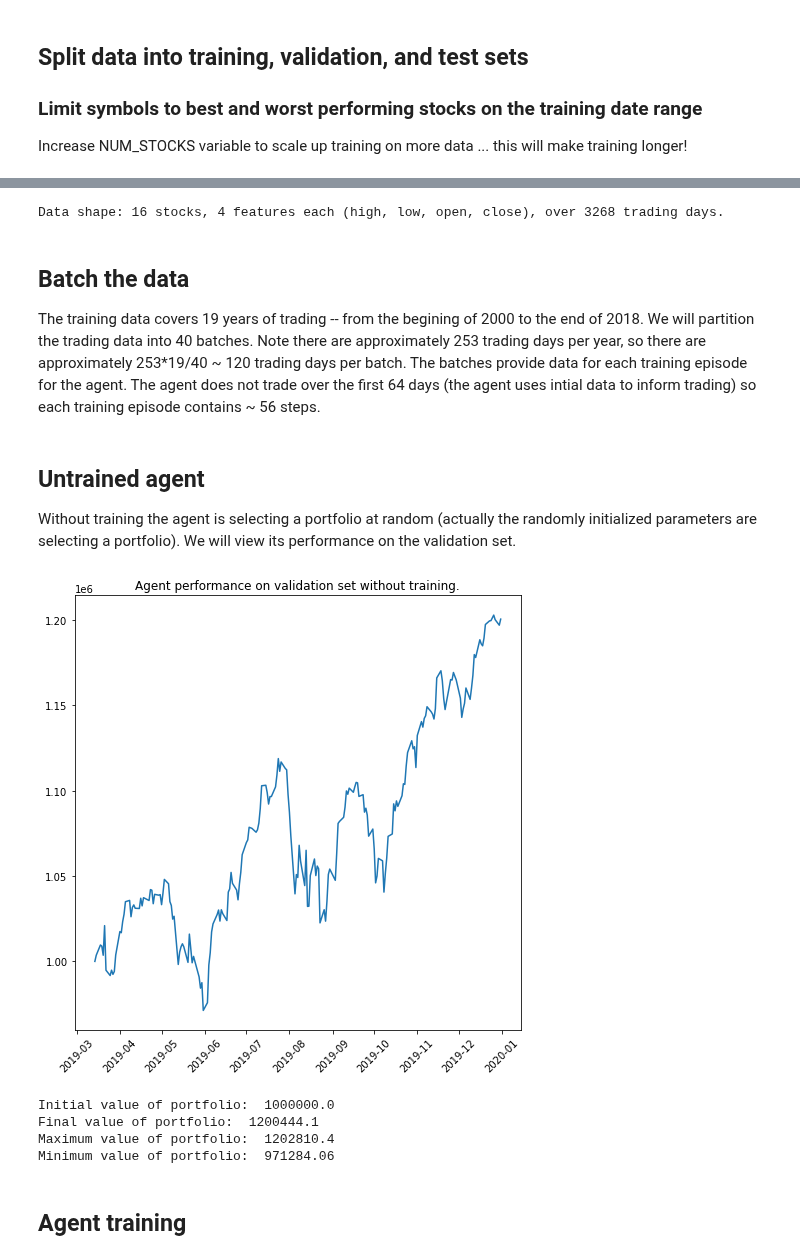
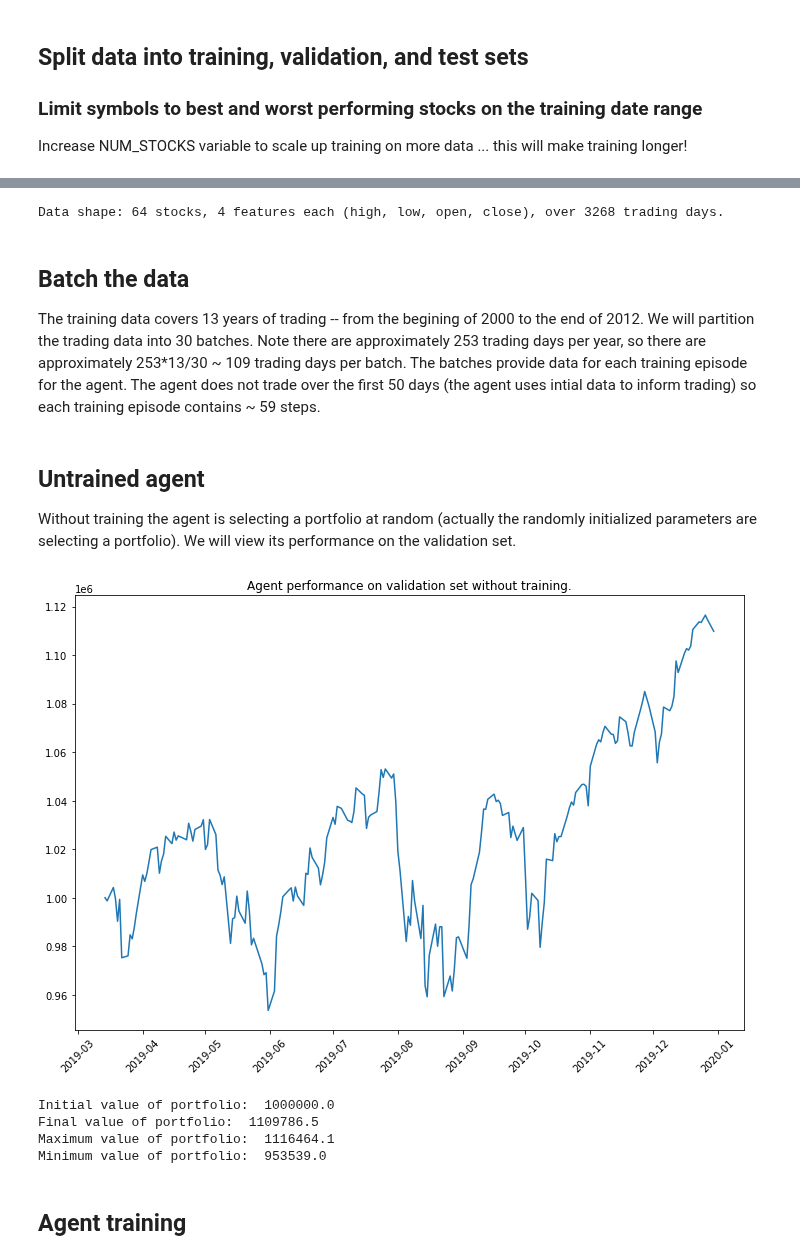
Before and after one commit to rajindermavi/portfolio_management, a Jupyter notebook: portfolio_management/dpm_agent_training.ipynb, the cells around one changed output, grey strips where cells are left out. Drawn from its saved outputs; the diff is of its cells as text; code cells hidden in the pictures.

Commit message:
Updated training.

```diff
--- a/portfolio_management/dpm_agent_training.ipynb
+++ b/portfolio_management/dpm_agent_training.ipynb
@@ -77,7 +76,7 @@ Increase NUM_STOCKS variable to scale up training on more data ... this will mak
 
 training_start = '2000-01-04'
 training_end = '2012-12-31'
-NUM_STOCKS = 16
+NUM_STOCKS = 64
 
 
 endpoint_data = yf_df.loc[ (yf_df['Date'] == training_start) | (yf_df['Date'] == training_end) ]
@@ -98,7 +103,7 @@ array(['AAPL', 'AZO', 'CMI', 'BLL', 'TJX', 'UNH', 'SHW', 'OXY', 'AMAT',
 # Create date masks to partition data
 training_mask = (yf_df['Date'] >= training_start) & (yf_df['Date'] <= training_end)
 validation_start = '2019-01-01'
-validation_end = '2019-12-31'
+validation_end = '2019-12-30'
 validation_mask = (yf_df['Date'] >= validation_start) & (yf_df['Date'] <= validation_end)
 test_start = '2020-01-01'
 test_end = '2020-12-31'
@@ -120,16 +125,16 @@ test_data = np.array([df.iloc[:,2:6].to_numpy() for df in test_data])
 
 # Save the test data for post traning
 with open('test_data.dill','wb') as dill_file:
-    dill.dump({'dates':test_dates,'data':test_data},dill_file)
+    dill.dump({'dates':test_dates,'symbols':symbols,'data':test_data},dill_file)
 # %%
 shape = training_data.shape
 
 print(f'Data shape: {shape[0]} stocks, {shape[2]} features each (high, low, open, close), over {shape[1]} trading days.')
 # %% [output]
-Data shape: 16 stocks, 4 features each (high, low, open, close), over 3268 trading days.
+Data shape: 64 stocks, 4 features each (high, low, open, close), over 3268 trading days.
 # %% [markdown]
 ## Batch the data
 
-The training data covers 19 years of trading -- from the begining of 2000 to the end of 2018. We will partition the trading data into 40 batches. Note there are approximately 253 trading days per year, so there are approximately 253*19/40 ~ 120 trading days per batch. The batches provide data for each training episode for the agent. The agent does not trade over the first 64 days (the agent uses intial data to inform trading) so each training episode contains ~ 56 steps.
+The training data covers 13 years of trading -- from the begining of 2000 to the end of 2012. We will partition the trading data into 30 batches. Note there are approximately 253 trading days per year, so there are approximately 253*13/30 ~ 109 trading days per batch. The batches provide data for each training episode for the agent. The agent does not trade over the first 50 days (the agent uses intial data to inform trading) so each training episode contains ~ 59 steps.
 # %%
 # Batch the data
@@ -151,22 +158,22 @@ Without training the agent is selecting a portfolio at random (actually the rand
 # %%
 # Simulate untrained agent to view baseline
 loss = agent_loss(validation_env,agent)
-plt.figure(figsize=(8,8))
+plt.figure(figsize=(12,8))
 plt.plot(validation_dates[start_idx:], validation_env.portfolio_value_hist)
 plt.xticks(rotation=45)
 plt.title('Agent performance on validation set without training.')
 plt.show()
 portfolio_vals = validation_env.portfolio_value_hist
 print('Initial value of portfolio: ',portfolio_vals[0].numpy())
 print('Final value of portfolio: ', portfolio_vals[-1].numpy())
 print('Maximum value of portfolio: ',max(portfolio_vals).numpy())
 print('Minimum value of portfolio: ',min(portfolio_vals).numpy())
 # %% [output]
-[figure, old version]
+[figure, new version]
 Initial value of portfolio:  1000000.0
-Final value of portfolio:  1200444.1
-Maximum value of portfolio:  1202810.4
-Minimum value of portfolio:  971284.06
+Final value of portfolio:  1109786.5
+Maximum value of portfolio:  1116464.1
+Minimum value of portfolio:  953539.0
 # %% [markdown]
 ## Agent training
 # %% [markdown]
```
Also changed, not shown: parts of 11 cells of this notebook, 12 other files.
